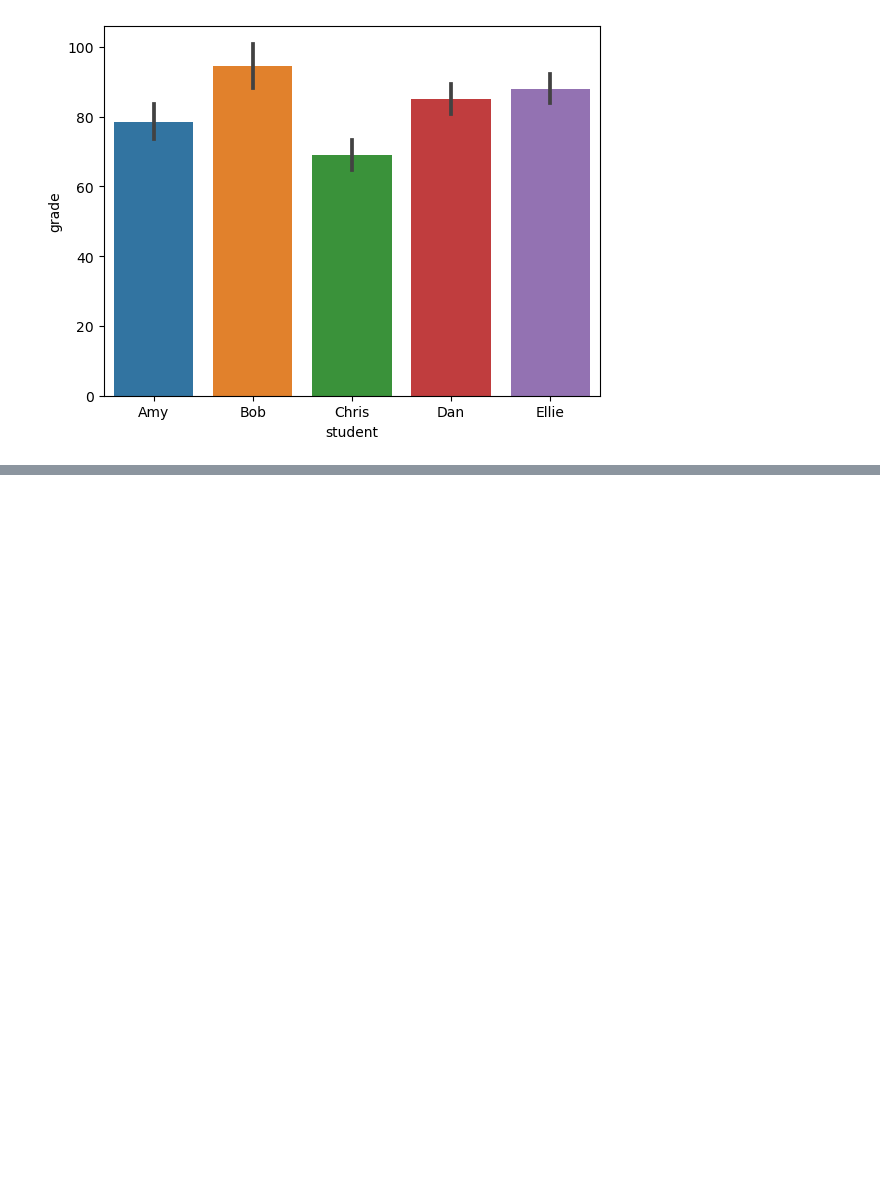
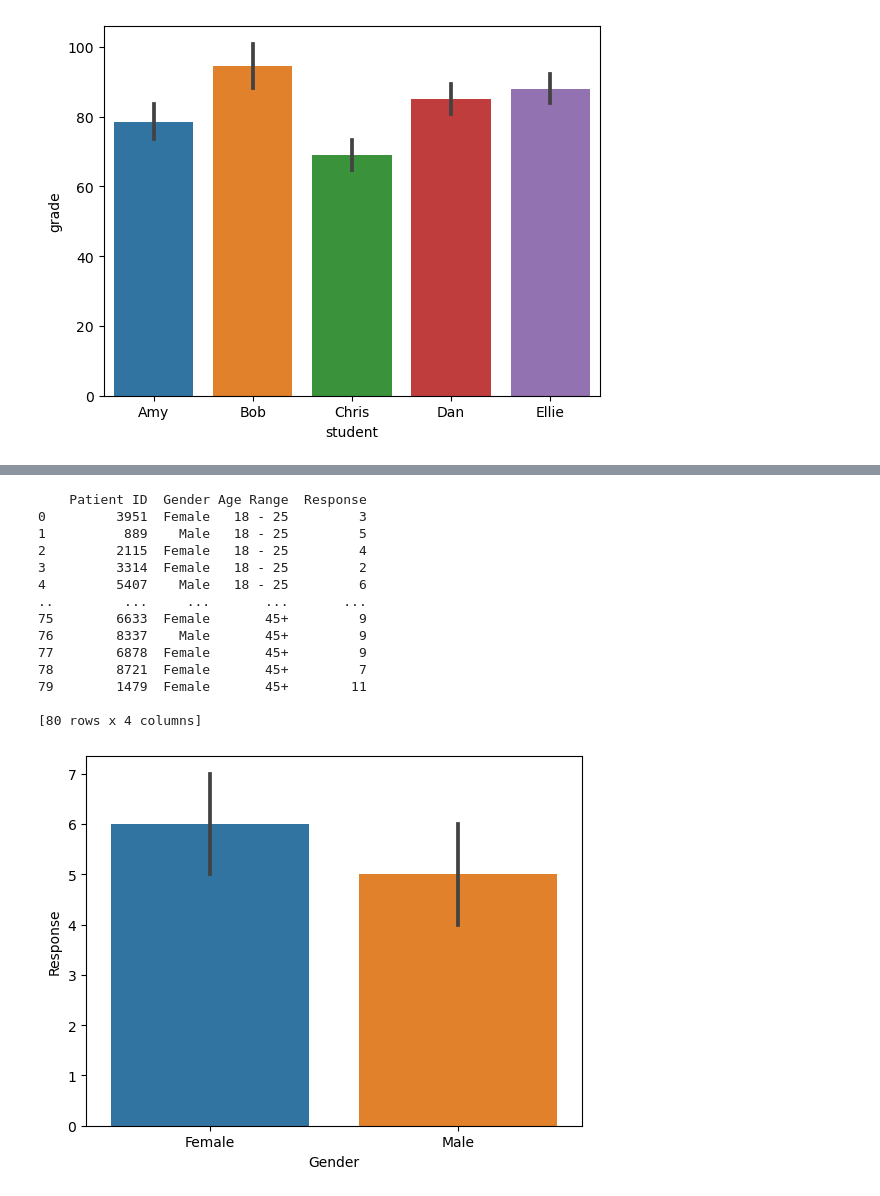
Before and after one commit to jordanbell2357/codecademy, a Jupyter notebook: visualize-data-with-python/visualize-data-with-python.ipynb, the cells around one changed output, grey strips where cells are left out. Drawn from its saved outputs; the diff is of its cells as text; code cells hidden in the pictures; blank space fills up the shorter version.

```diff
--- a/visualize-data-with-python/visualize-data-with-python.ipynb
+++ b/visualize-data-with-python/visualize-data-with-python.ipynb
@@ -66,0 +99,32 @@ plt.show()
+# %%
+import numpy as np
+import pandas as pd
+from matplotlib import pyplot as plt
+import seaborn as sns
+
+df = pd.read_csv("survey.csv")
+
+print(df)
+
+sns.barplot(data=df,
+  x="Gender",
+  y="Response",
+  estimator=np.median)
+
+plt.show()
+# %% [output]
+    Patient ID  Gender Age Range  Response
+0         3951  Female   18 - 25         3
+1          889    Male   18 - 25         5
+2         2115  Female   18 - 25         4
+3         3314  Female   18 - 25         2
+4         5407    Male   18 - 25         6
+..         ...     ...       ...       ...
+75        6633  Female       45+         9
+76        8337    Male       45+         9
+77        6878  Female       45+         9
+78        8721  Female       45+         7
+79        1479  Female       45+        11
+
+[80 rows x 4 columns]
+[figure, added]
```
Also changed, not shown: parts of 3 cells of this notebook.
